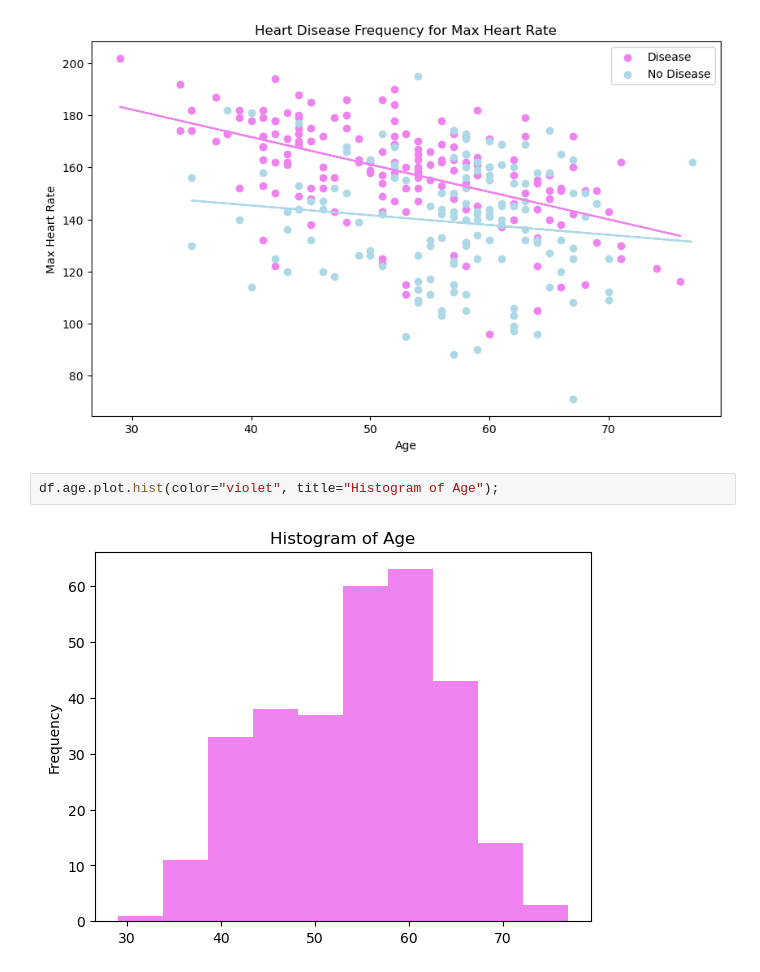
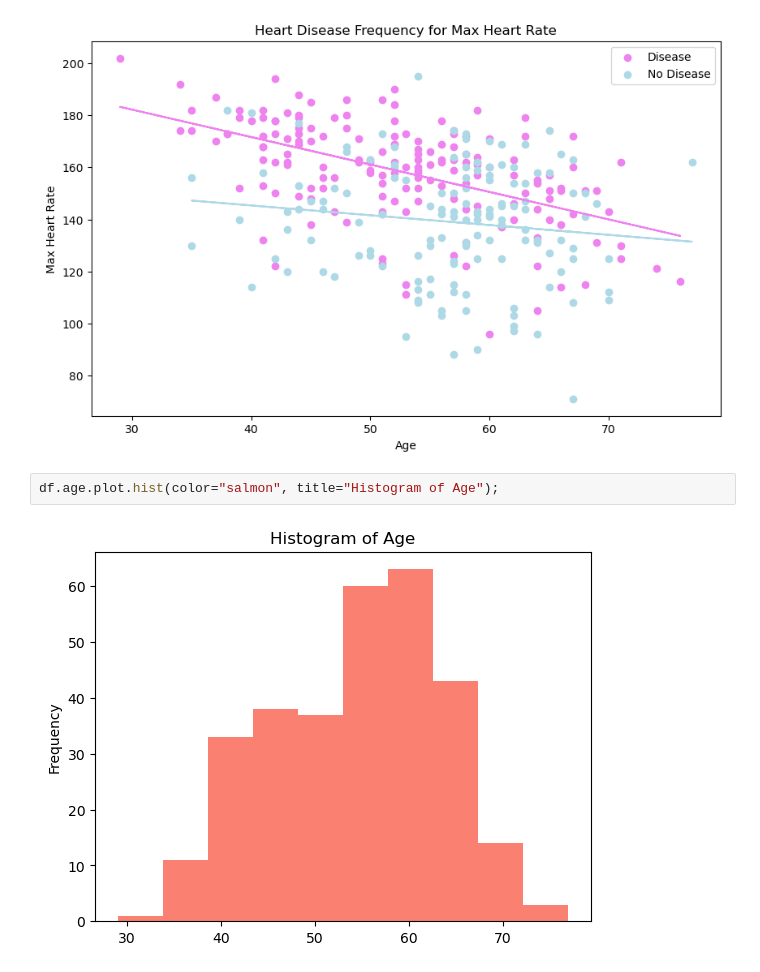
Before and after one commit to lorenarms/Machine_Learning, a Jupyter notebook: heart_disease_project/Predict-Heart-Disease.ipynb, the cells around one changed output. Saved outputs shown, nothing was run; the diff lists cells and outputs as text.

```diff
--- a/heart_disease_project/Predict-Heart-Disease.ipynb
+++ b/heart_disease_project/Predict-Heart-Disease.ipynb
@@ -203,9 +210,9 @@ plt.plot(df.age[df.target==1], p(df.age[df.target==1]), color="violet")
 [<matplotlib.lines.Line2D at 0x...>]
 [figure]
 # %%
-df.age.plot.hist(color="violet", title="Histogram of Age");
+df.age.plot.hist(color="salmon", title="Histogram of Age");
 # %% [output]
-[figure, old version]
+[figure, new version]
 # %%
 pd.crosstab(df.cp, df.target).plot(kind="bar",
                                   figsize=(10,6),
```
Also changed, not shown: parts of 24 cells of this notebook.
